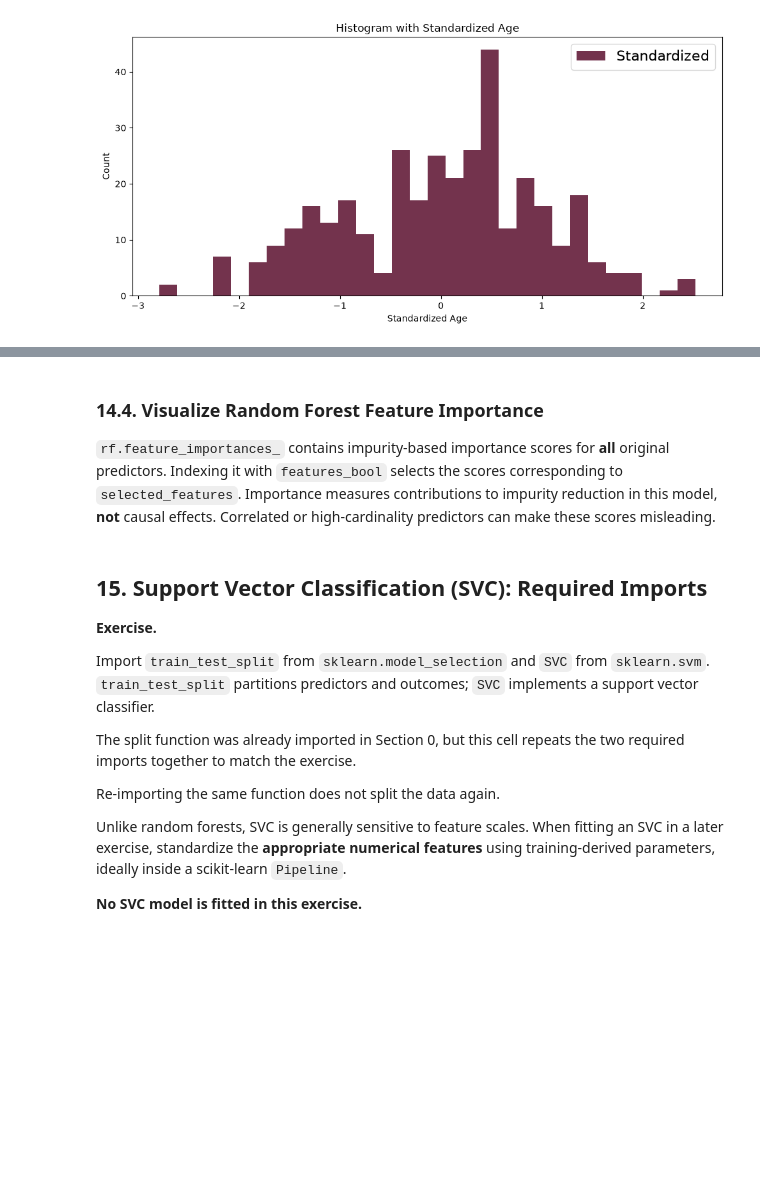
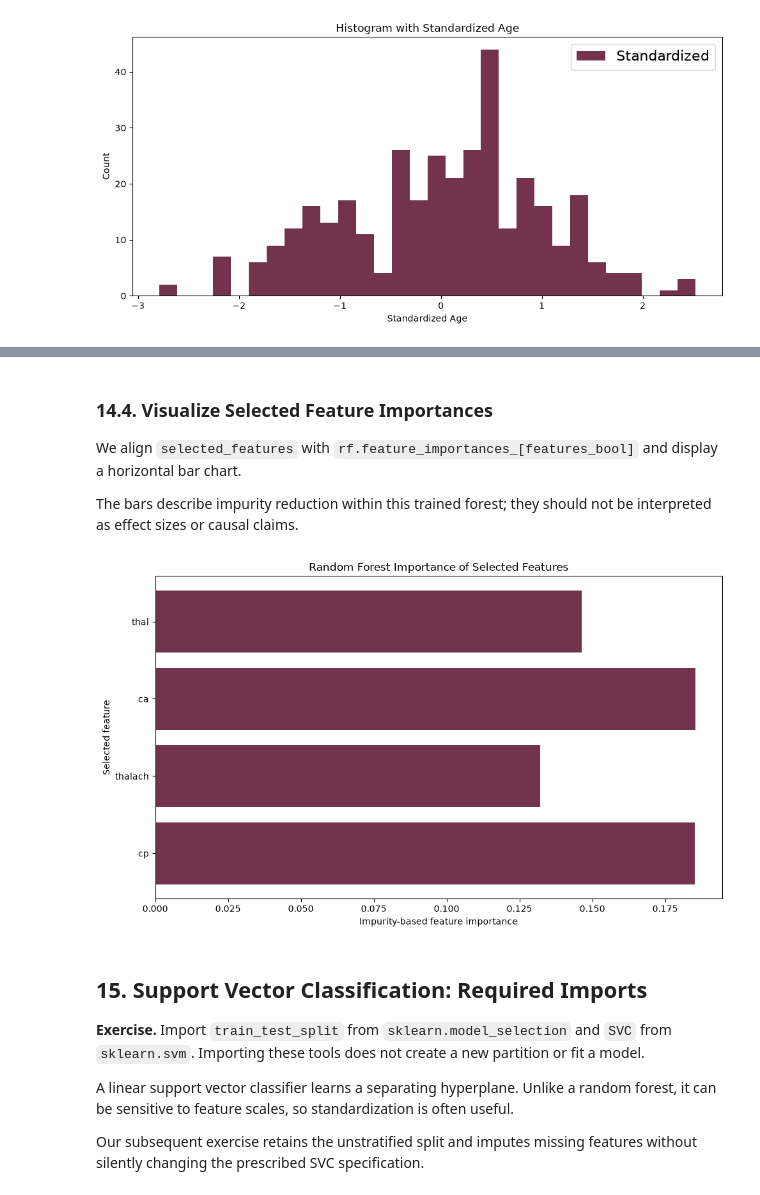
Before and after one commit to ealvaradomena/ml_end2end, a Jupyter notebook: ml_end2end.ipynb, the cells around one changed output, grey strips where cells are left out. Cells and saved outputs as stored; diff of their text form; code cells hidden in the pictures; blank space fills up the shorter version.

```diff
--- a/ml_end2end.ipynb
+++ b/ml_end2end.ipynb
@@ -2131,38 +1791,37 @@ assert X_train_transformed.shape[1] == len(selected_features)
 # %% [markdown]
-### 14.4. Visualize Random Forest Feature Importance
+### 14.4. Visualize Selected Feature Importances
 
-`rf.feature_importances_` contains impurity-based importance scores for **all** original predictors. Indexing it with `features_bool` selects the scores corresponding to `selected_features`. Importance measures contributions to impurity reduction in this model, **not** causal effects. Correlated or high-cardinality predictors can make these scores misleading.
+We align `selected_features` with `rf.feature_importances_[features_bool]` and display a horizontal bar chart.
+
+The bars describe impurity reduction within this trained forest; they should not be interpreted as effect sizes or causal claims.
 # %%
-# =============================================================================
-# 14.4. VISUALIZE IMPORTANCE SCORES FOR SELECTED FEATURES
-# =============================================================================
-
-# Use the same Boolean mask for names and scores so they stay aligned
+# Plot selected random forest feature importances
+# Align selected predictor names with their fitted forest importances
 feature_importance = pd.DataFrame({
     "feature": selected_features,
     "importance": rf.feature_importances_[features_bool],
 })
 
-# A horizontal bar chart makes feature labels easier to read
+# Plot importance scores without treating them as causal effects
 plt.figure(figsize=(10, 6))
-plt.barh(feature_importance["feature"], feature_importance["importance"])
+plt.barh(
+    feature_importance["feature"],
+    feature_importance["importance"],
+    color="#73334d",
+)
 plt.title("Random Forest Importance of Selected Features")
 plt.xlabel("Impurity-based feature importance")
 plt.ylabel("Selected feature")
 plt.tight_layout()
 plt.show()
+# %% [output]
+[figure, added]
 # %% [markdown]
-## 15. Support Vector Classification (SVC): Required Imports
+## 15. Support Vector Classification: Required Imports
 
-**Exercise.**
+**Exercise.** Import `train_test_split` from `sklearn.model_selection` and `SVC` from `sklearn.svm`. Importing these tools does not create a new partition or fit a model.
 
-Import `train_test_split` from `sklearn.model_selection` and `SVC` from `sklearn.svm`. `train_test_split` partitions predictors and outcomes; `SVC` implements a support vector classifier.
+A linear support vector classifier learns a separating hyperplane. Unlike a random forest, it can be sensitive to feature scales, so standardization is often useful.
 
-The split function was already imported in Section 0, but this cell repeats the two required imports together to match the exercise.
-
-Re-importing the same function does not split the data again.
-
-Unlike random forests, SVC is generally sensitive to feature scales. When fitting an SVC in a later exercise, standardize the **appropriate numerical features** using training-derived parameters, ideally inside a scikit-learn `Pipeline`.
-
-**No SVC model is fitted in this exercise.**
+Our subsequent exercise retains the unstratified split and imputes missing features without silently changing the prescribed SVC specification.
 # %%
```
Also changed, not shown: parts of 166 cells of this notebook, 2 other files.
